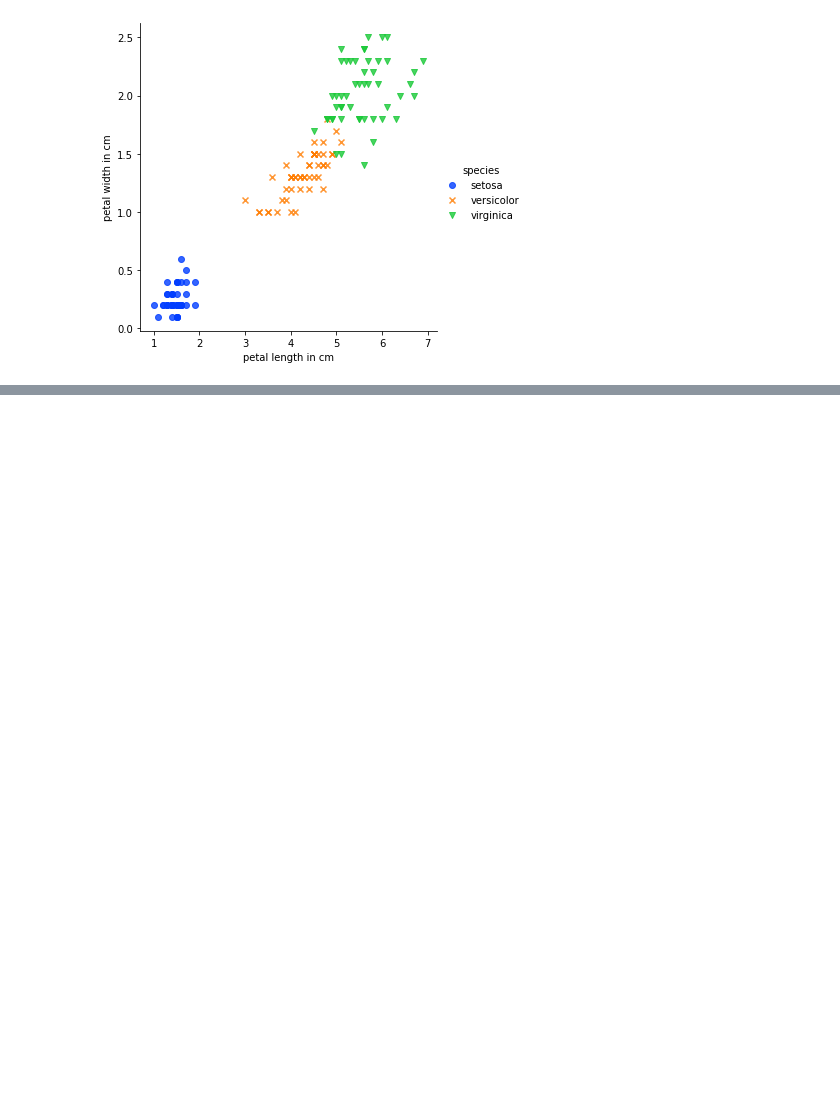
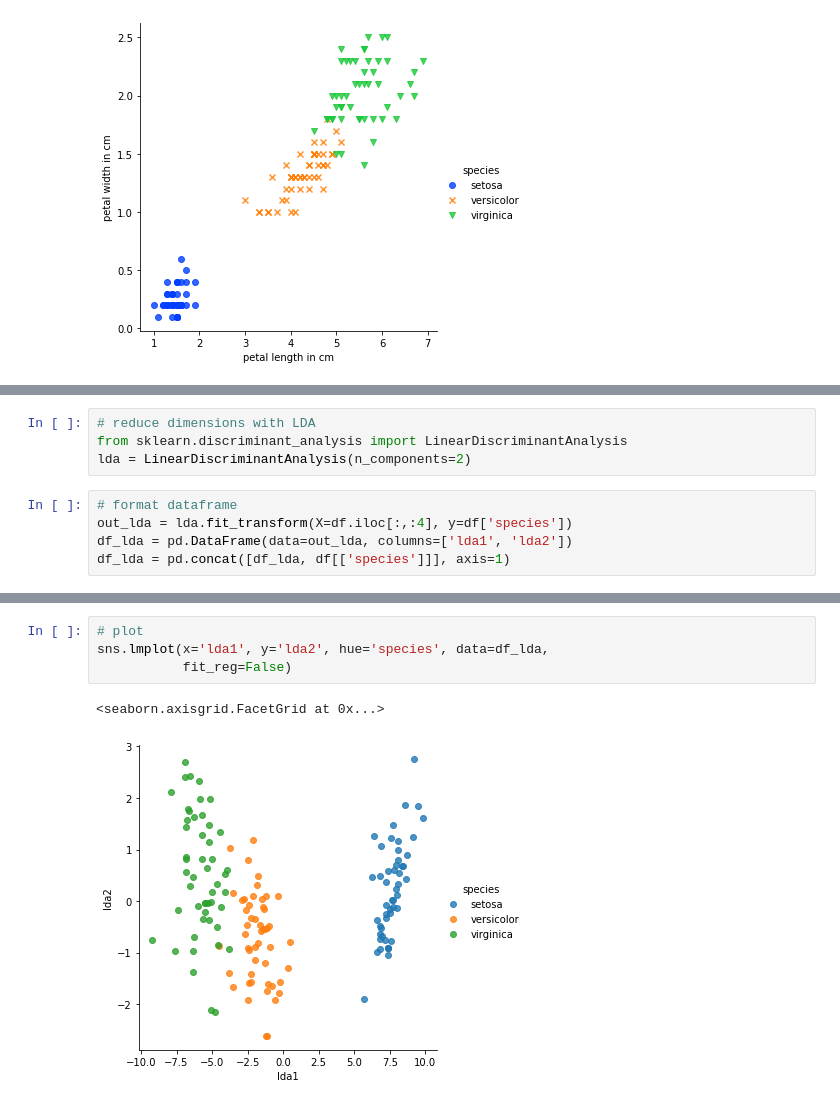
Before and after one commit to kemaladamr/python_data_mining, a Jupyter notebook: BasicTerminology_and_End_to_endExample.ipynb, the cells around one changed output, grey strips where cells are left out. Drawn from its saved outputs; the diff is of its cells as text; blank space fills up the shorter version.

```diff
--- a/BasicTerminology_and_End_to_endExample.ipynb
+++ b/BasicTerminology_and_End_to_endExample.ipynb
@@ -54,0 +93,9 @@ sns.lmplot(x='petal length in cm', y='petal width in cm',
+# %%
+# reduce dimensions with LDA
+from sklearn.discriminant_analysis import LinearDiscriminantAnalysis
+lda = LinearDiscriminantAnalysis(n_components=2)
+# %%
+# format dataframe
+out_lda = lda.fit_transform(X=df.iloc[:,:4], y=df['species'])
+df_lda = pd.DataFrame(data=out_lda, columns=['lda1', 'lda2'])
+df_lda = pd.concat([df_lda, df[['species']]], axis=1)
@@ -54,0 +112,7 @@ sns.lmplot(x='petal length in cm', y='petal width in cm',
+# %%
+# plot
+sns.lmplot(x='lda1', y='lda2', hue='species', data=df_lda,
+           fit_reg=False)
+# %% [output]
+<seaborn.axisgrid.FacetGrid at 0x...>
+[figure, added]
```
Also changed, not shown: parts of 18 cells of this notebook.
